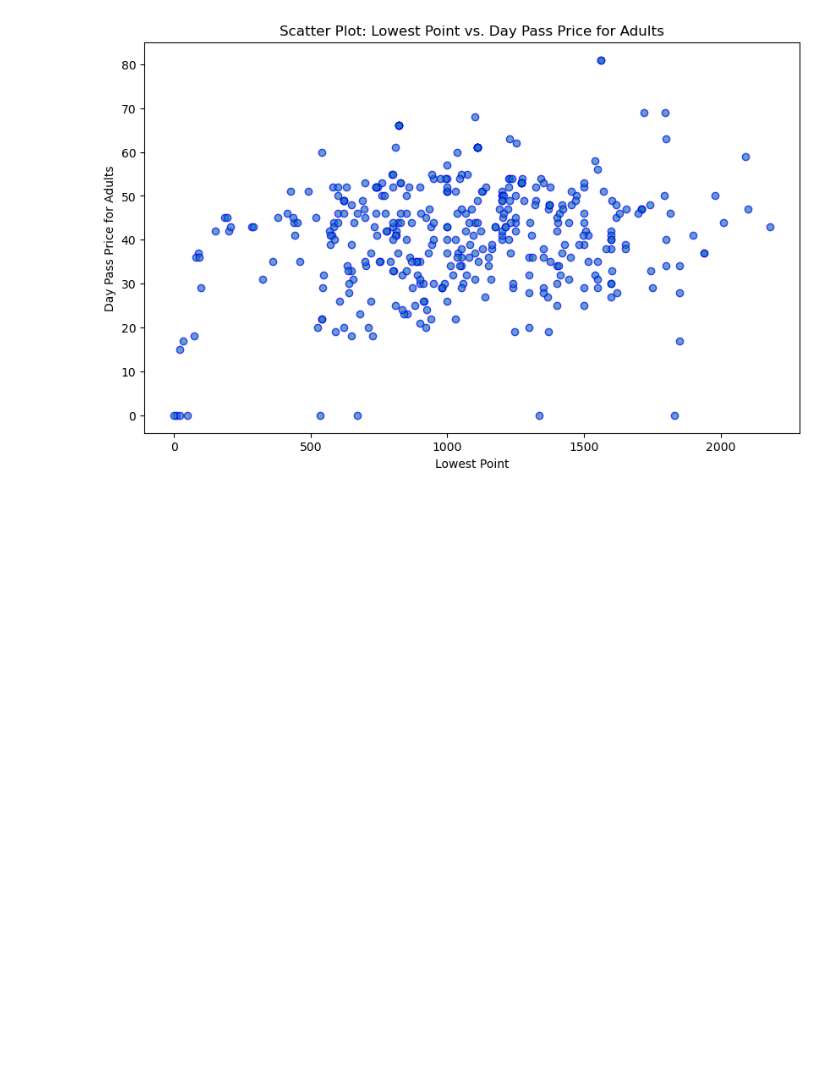
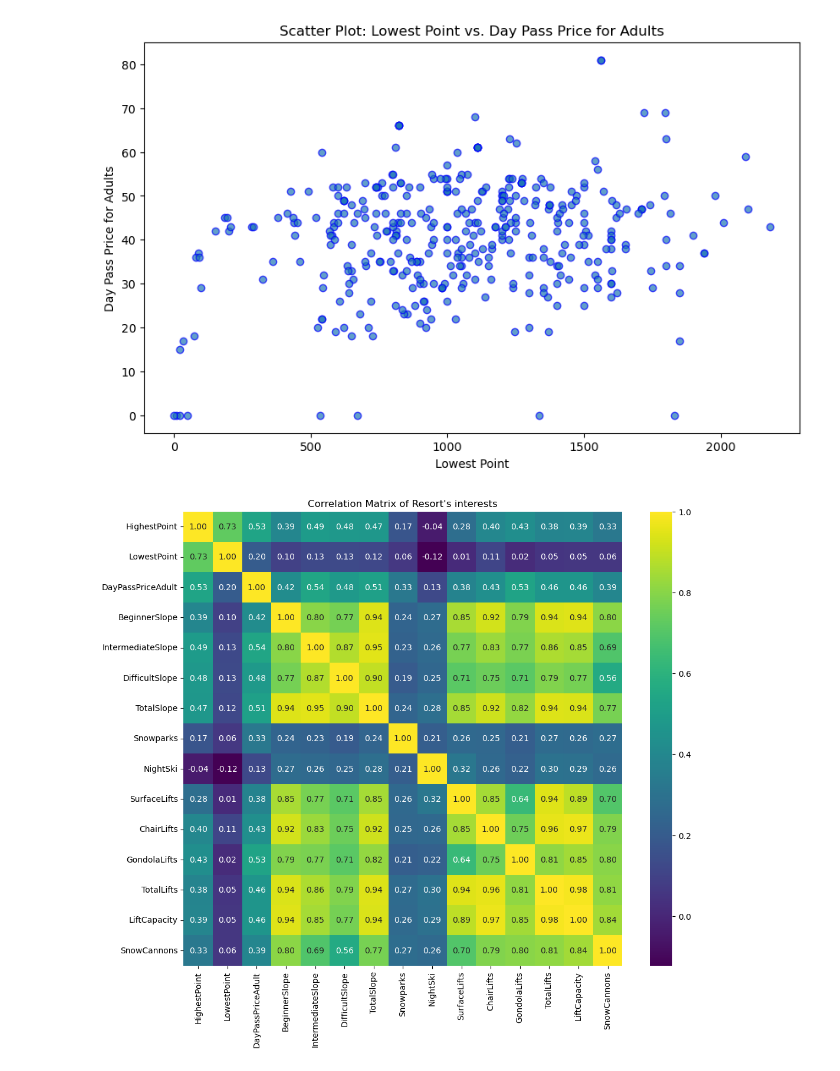
Before and after one commit to defunSM/European-Ski-Resort, a Jupyter notebook: code/02transform.ipynb, the cells around one changed output. Cells and saved outputs as stored; diff of their text form; code cells hidden in the pictures; blank space fills up the shorter version.

Commit message:
added matrix and distribution plots

```diff
--- a/code/02transform.ipynb
+++ b/code/02transform.ipynb
@@ -35,0 +48,3 @@ df.head
+# %%
+# removing '#' column
+df = df.drop('#', axis=1)
@@ -193,3 +217,22 @@ plt.title('Scatter Plot: Lowest Point vs. Day Pass Price for Adults')
 plt.show()
 # %% [output]
 [figure]
+# %%
+resort_interests = ['HighestPoint', 'LowestPoint', 'DayPassPriceAdult', 'BeginnerSlope', 'IntermediateSlope',
+                    'DifficultSlope', 'TotalSlope', 'Snowparks', 'NightSki', 'SurfaceLifts',
+                    'ChairLifts', 'GondolaLifts', 'TotalLifts', 'LiftCapacity', 'SnowCannons']
+
+correlation_df = df[resort_interests]
+
+# the correlation matrix
+correlation_matrix = correlation_df.corr()
+
+# heatmap
+plt.figure(figsize=(12, 10))
+sns.heatmap(correlation_matrix, annot=True, cmap='viridis', fmt=".2f")
+#annot; values in each cell
+#fmt float formatting; 2 decimal places
+plt.title('Correlation Matrix of Resort\'s interests')
+plt.show()
+# %% [output]
+[figure, added]
```
Also changed, not shown: parts of 5 cells of this notebook.
